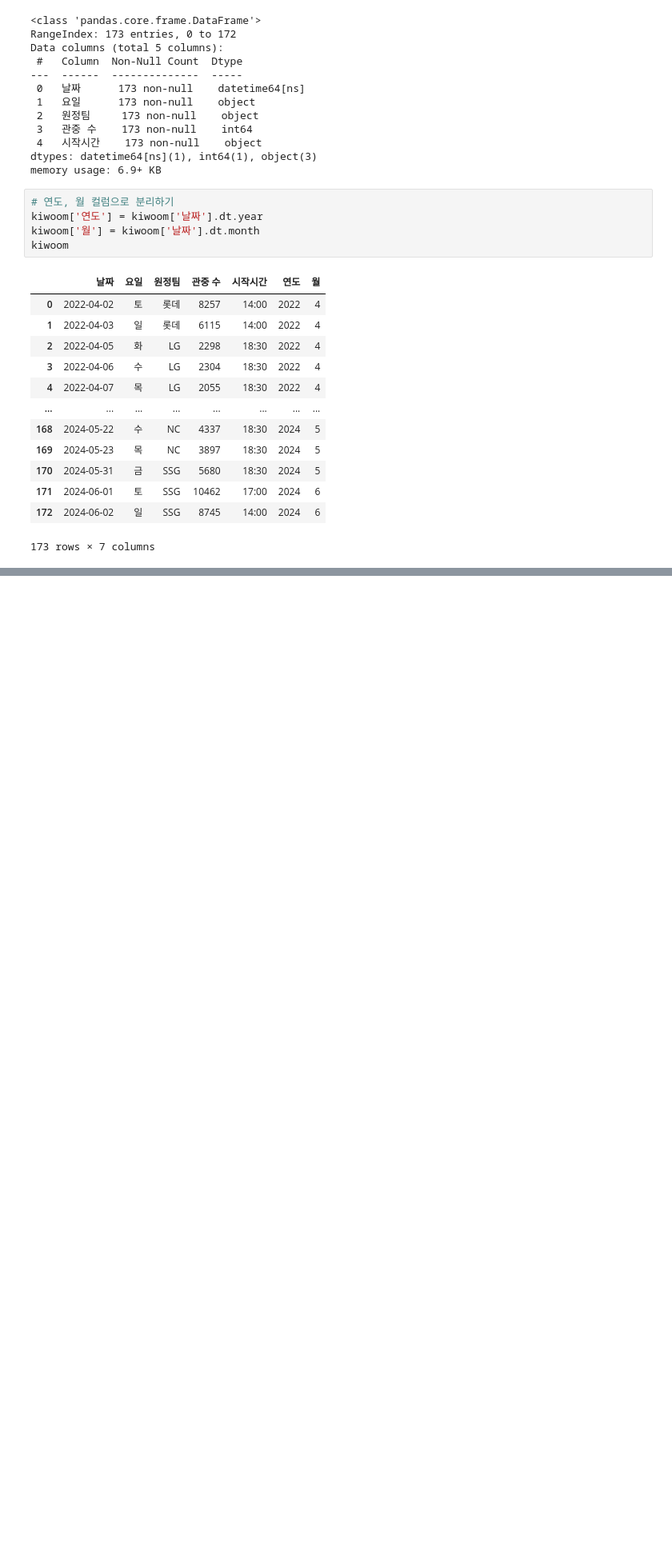
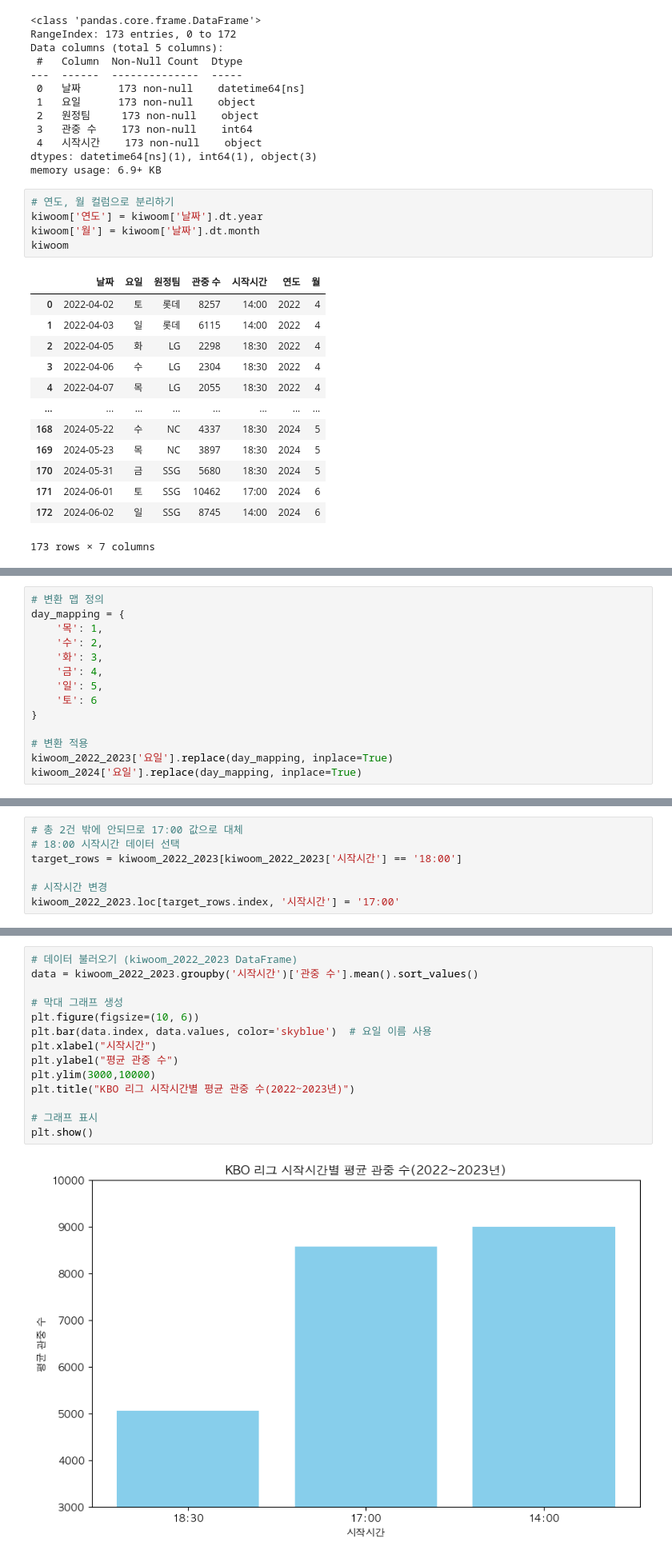
Before and after one commit to PythonProjectGroup02/KBC, a Jupyter notebook: Python/kiwoom_baseballpark_analisys.ipynb, the cells around one changed output, grey strips where cells are left out. Shown: that part at 80% size. Drawn from its saved outputs; the diff is of its cells as text; blank space fills up the shorter version.

```diff
--- a/Python/kiwoom_baseballpark_analisys.ipynb
+++ b/Python/kiwoom_baseballpark_analisys.ipynb
@@ -302,0 +221,14 @@ print("정확도율:", mape.round(0), "%")
+# %%
+# 변환 맵 정의
+day_mapping = {
+    '목': 1,
+    '수': 2,
+    '화': 3,
+    '금': 4,
+    '일': 5,
+    '토': 6
+}
+
+# 변환 적용
+kiwoom_2022_2023['요일'].replace(day_mapping, inplace=True)
+kiwoom_2024['요일'].replace(day_mapping, inplace=True)
@@ -302,0 +258,7 @@ print("정확도율:", mape.round(0), "%")
+# %%
+# 총 2건 밖에 안되므로 17:00 값으로 대체
+# 18:00 시작시간 데이터 선택
+target_rows = kiwoom_2022_2023[kiwoom_2022_2023['시작시간'] == '18:00']
+
+# 시작시간 변경
+kiwoom_2022_2023.loc[target_rows.index, '시작시간'] = '17:00'
@@ -302,0 +273,16 @@ print("정확도율:", mape.round(0), "%")
+# %%
+# 데이터 불러오기 (kiwoom_2022_2023 DataFrame)
+data = kiwoom_2022_2023.groupby('시작시간')['관중 수'].mean().sort_values()
+
+# 막대 그래프 생성
+plt.figure(figsize=(10, 6))
+plt.bar(data.index, data.values, color='skyblue')  # 요일 이름 사용
+plt.xlabel("시작시간")
+plt.ylabel("평균 관중 수")
+plt.ylim(3000,10000)
+plt.title("KBO 리그 시작시간별 평균 관중 수(2022~2023년)")
+
+# 그래프 표시
+plt.show()
+# %% [output]
+[figure, added]
```
Also changed, not shown: parts of 114 cells of this notebook.
